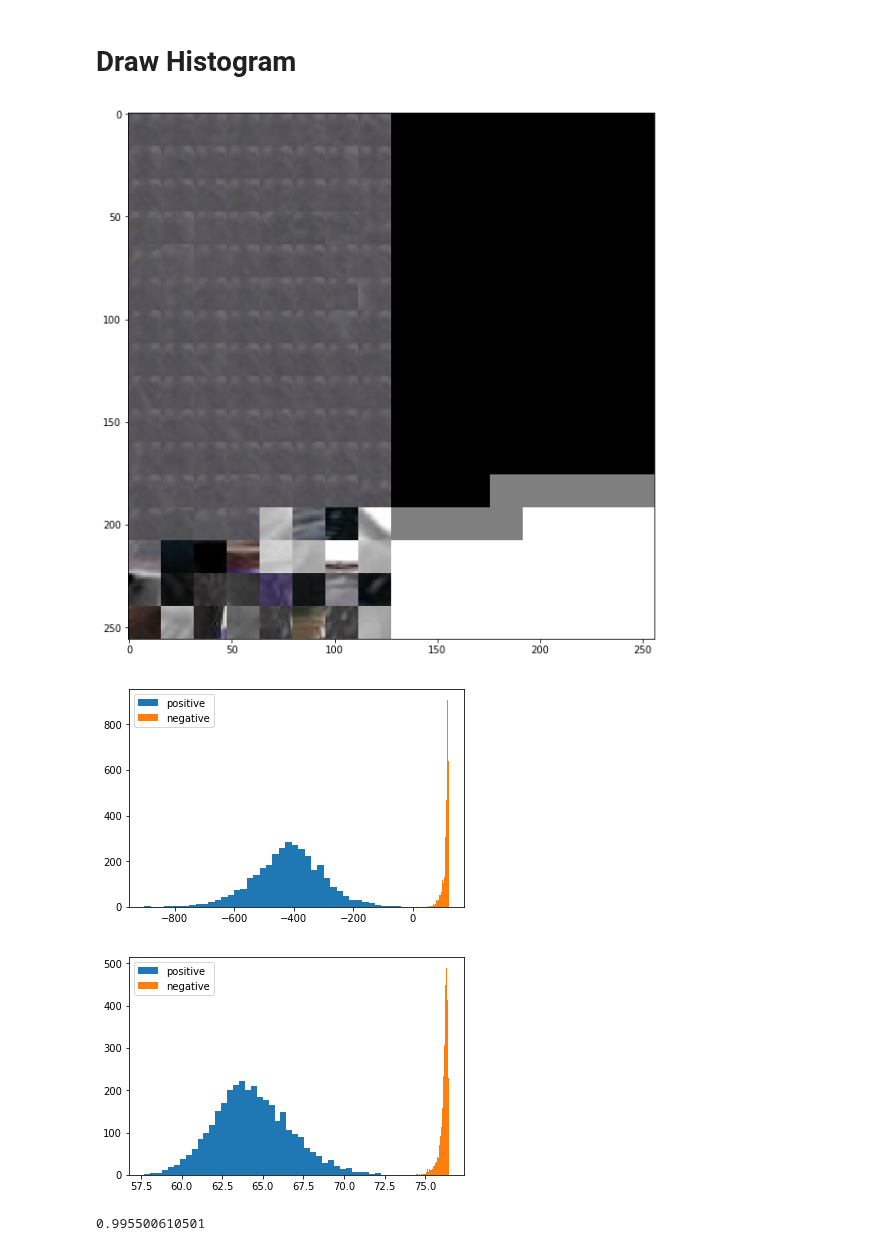
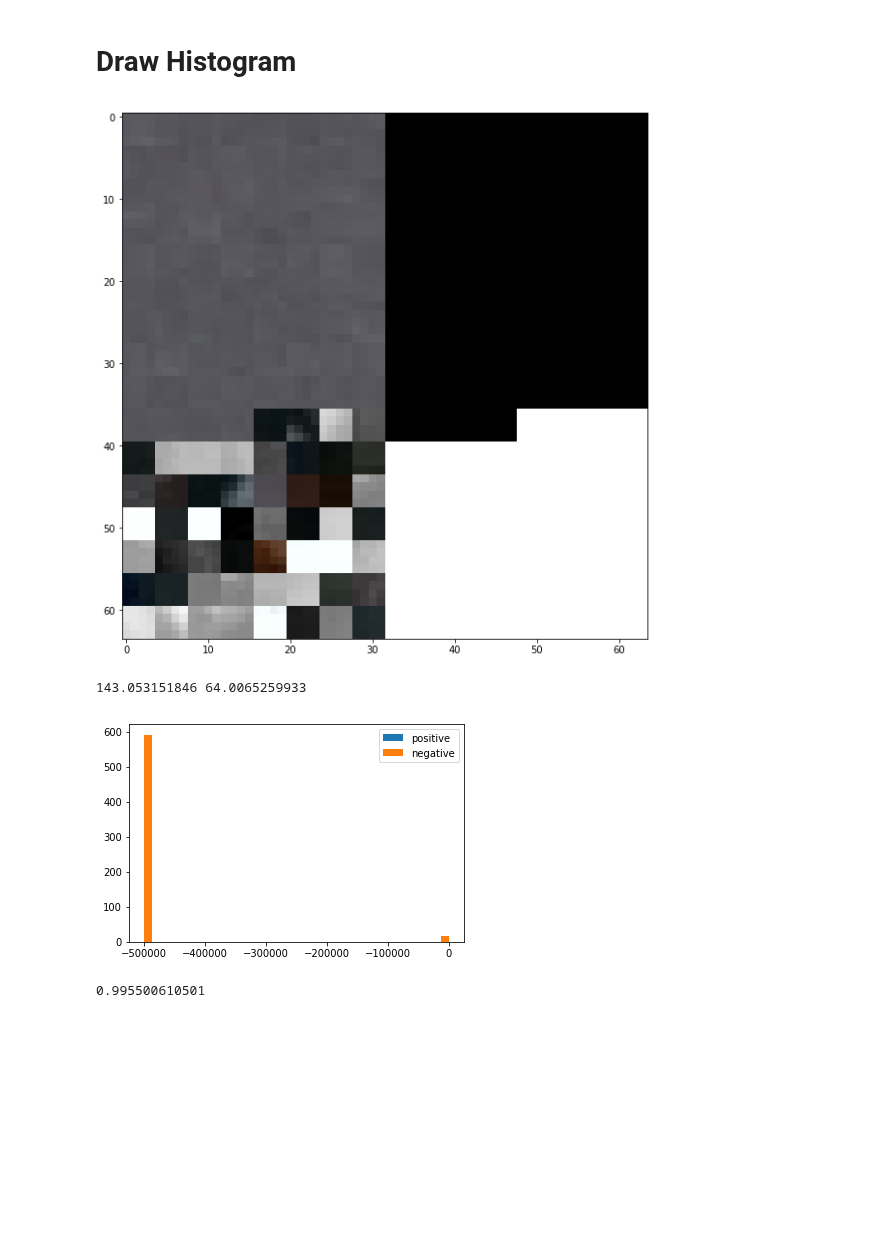
Before and after one commit to nvvaulin/gmm_segmentation, a Jupyter notebook: GMM_SEG.ipynb, the cells around one changed output. Cells and saved outputs as stored; diff of their text form; code cells hidden in the pictures; blank space fills up the shorter version.

```diff
--- a/GMM_SEG.ipynb
+++ b/GMM_SEG.ipynb
@@ -129,6 +133,7 @@ loss=histogram_loss(p_p[0],p_n[0],1e-3,100)[0]+histogram_loss(p_n[1],p_p[1],1e-3
 # loss = histogram_loss(p_n,p_p,0.0001,200)[0]+l2_loss
 # %%
 params = lasagne.layers.get_all_params(net, trainable=True)
+params.append(rate_param)
 G_lr = theano.shared(np.array(0.001, dtype=theano.config.floatX))
 MAX_GRAD_NORM = 15
 all_grads = T.grad(loss, params)
@@ -136,7 +141,7 @@ all_grads = [T.clip(g, -.1, .1) for g in all_grads]
 all_grads, norm = lasagne.updates.total_norm_constraint(all_grads, MAX_GRAD_NORM, return_norm=True)
 updates = lasagne.updates.adam(all_grads,params,G_lr)
 # %%
-train_fn = theano.function([data, label], [loss,accuracy(p_p[0],p_n[0])[0],p_p,p_n,X], allow_input_downcast=True, updates=updates)
+train_fn = theano.function([data, label], [loss,accuracy,X,Y,class_matrix,rate,soft_sign,weights,covars,prediction,p*class_matrix], allow_input_downcast=True, updates=updates)
 print 'train_fn compiled'
 # %% [output]
 train_fn compiled
@@ -147,3 +156,5 @@ G_lr.set_value(np.float32(0.001))
+# %%
+rate_param.set_value(0.2)
 # %%
 hard = []
 cur = 0
@@ -155,18 +166,18 @@ for j in range(0,100):
     train_acc=0
     for i,batch in enumerate(data_generator(gmm_loader,epoch_size=100)):
         res = train_fn(*batch)
-        train_acc += max(res[1],1.-res[1])
+        train_acc += res[1]
         train_loss+=res[0]
-#         if(res[0] > 1):
+#         if(res[1] < .8):
 #             if( len(hard) < 1000):
 #                 hard.append(batch)
 #             else:
 #                 hard[cur] = batch
 #                 cur = (cur+1) % len(hard)
-#         for k in range(min(10,len(hard))):
+#         for k in range(min(3,len(hard))):
 #             batch = hard[np.random.randint(0,len(hard))]
 #             res = train_fn(*batch)
-        print '\r epoch %i batch %i loss=%.2f ,acc=%.2f %.2f'%(j,i,train_loss/float(i+1),train_acc/float(i+1),res[0]),
+        print '\r epoch %i batch %i loss=%.2f ,acc=%.2f %.2f rate=%.2f'%(j,i,train_loss/float(i+1),train_acc/float(i+1),res[0],rate_param.get_value()),
     print ''
     save_weights(net,'models/%s%03i_loss%05.2f'%\
                  (cfg.NAME,j,train_loss/float(i+1)))
@@ -184,22 +205,18 @@ for j in range(0,100):
 # %%
 for i,batch in enumerate(data_generator(gmm_loader,epoch_size=10)):
     #batch = hard[10]
-    draw_sample(batch[0],batch[1],8,16)
+    draw_sample(batch[0],batch[1],8,cfg.SEQ_LENGTH//8)
     res = train_fn(*batch)
-    plt.hist(res[2][0],bins=40,label='positive')
-    plt.hist(res[3][0],bins=40,label='negative')
-    plt.legend()
-    plt.show()
-
-    plt.hist(res[2][1],bins=40,label='positive')
-    plt.hist(res[3][1],bins=40,label='negative')
+    plt.hist(res[2],bins=40,label='positive')
+    plt.hist(res[3],bins=40,label='negative')
+    print res[2].min(),res[3].max()
     plt.legend()
     plt.show()
     break
 # %% [output]
-[figure, old version]
+[figure, new version]
+143.053151846 64.0065259933
-[figure, old version]
+[figure, new version]
-[figure, removed]
 # %%
 test_acc = 0
 for i,batch in enumerate(data_generator(gmm_loader,epoch_size=100)):
```
Also changed, not shown: parts of 15 cells of this notebook, 6 other files.
